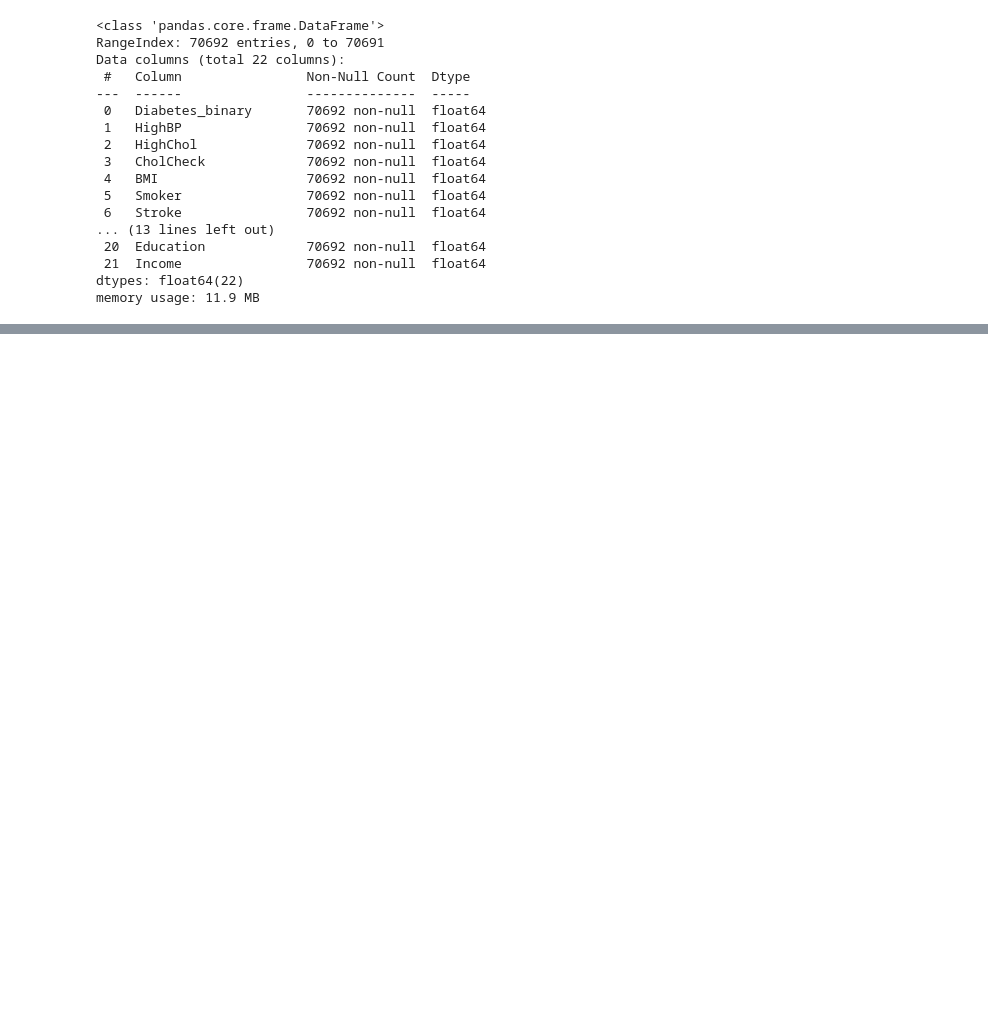
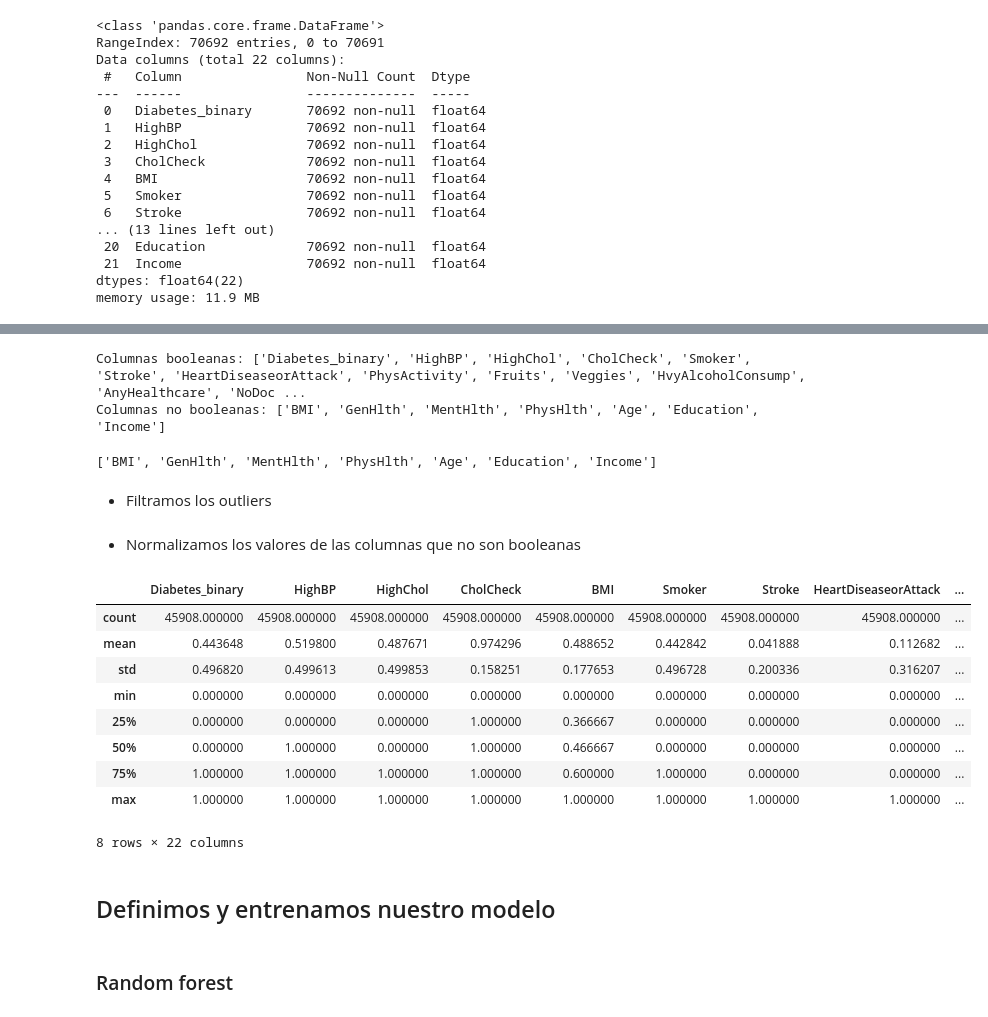
Before and after one commit to Garcialejan/Data-Science-with-Python, a Jupyter notebook: Projects/Machine_learning/Classification/Classification_advanced_exec.ipynb, the cells around one changed output, grey strips where cells are left out. Drawn from its saved outputs; the diff is of its cells as text; code cells hidden in the pictures; blank space fills up the shorter version.

```diff
--- a/Projects/Machine_learning/Classification/Classification_advanced_exec.ipynb
+++ b/Projects/Machine_learning/Classification/Classification_advanced_exec.ipynb
@@ -289,0 +319,37 @@ memory usage: 11.9 MB
+# %%
+resultado = identify_boolean_columns(df)
+print("Columnas booleanas:", resultado['boolean_columns'])
+print("Columnas no booleanas:", resultado['non_boolean_columns'])
+# %% [output]
+Columnas booleanas: ['Diabetes_binary', 'HighBP', 'HighChol', 'CholCheck', 'Smoker', 'Stroke', 'HeartDiseaseorAttack', 'PhysActivity', 'Fruits', 'Veggies', 'HvyAlcoholConsump', 'AnyHealthcare', 'NoDoc ...
+Columnas no booleanas: ['BMI', 'GenHlth', 'MentHlth', 'PhysHlth', 'Age', 'Education', 'Income']
+# %%
+columns_no_booleanas = resultado['non_boolean_columns']
+columns_no_booleanas
+# %% [output]
+['BMI', 'GenHlth', 'MentHlth', 'PhysHlth', 'Age', 'Education', 'Income']
+# %% [markdown]
+- Filtramos los outliers
+# %%
+for i in columns_no_booleanas:
+  df = filtrar_outliers(df, i)
+# %% [markdown]
+- Normalizamos los valores de las columnas que no son booleanas
+# %%
+for i in columns_no_booleanas:
+  df[i] = standar_values(df, i)
+# %%
+df.describe()
+# %% [output]
+|  | Diabetes_binary | HighBP | HighChol | CholCheck | BMI | Smoker | Stroke | HeartDiseaseorAttack | ... |
+| count | 45908.000000 | 45908.000000 | 45908.000000 | 45908.000000 | 45908.000000 | 45908.000000 | 45908.000000 | 45908.000000 | ... |
+| mean | 0.443648 | 0.519800 | 0.487671 | 0.974296 | 0.488652 | 0.442842 | 0.041888 | 0.112682 | ... |
+| std | 0.496820 | 0.499613 | 0.499853 | 0.158251 | 0.177653 | 0.496728 | 0.200336 | 0.316207 | ... |
+| min | 0.000000 | 0.000000 | 0.000000 | 0.000000 | 0.000000 | 0.000000 | 0.000000 | 0.000000 | ... |
+| 25% | 0.000000 | 0.000000 | 0.000000 | 1.000000 | 0.366667 | 0.000000 | 0.000000 | 0.000000 | ... |
+| 50% | 0.000000 | 1.000000 | 0.000000 | 1.000000 | 0.466667 | 0.000000 | 0.000000 | 0.000000 | ... |
+| 75% | 1.000000 | 1.000000 | 1.000000 | 1.000000 | 0.600000 | 1.000000 | 0.000000 | 0.000000 | ... |
+| max | 1.000000 | 1.000000 | 1.000000 | 1.000000 | 1.000000 | 1.000000 | 1.000000 | 1.000000 | ... |
+8 rows × 22 columns
+# %% [markdown]
+## Definimos y entrenamos nuestro modelo
@@ -289,0 +361,2 @@ memory usage: 11.9 MB
+# %% [markdown]
+### Random forest
```
Also changed, not shown: parts of 36 cells of this notebook.
